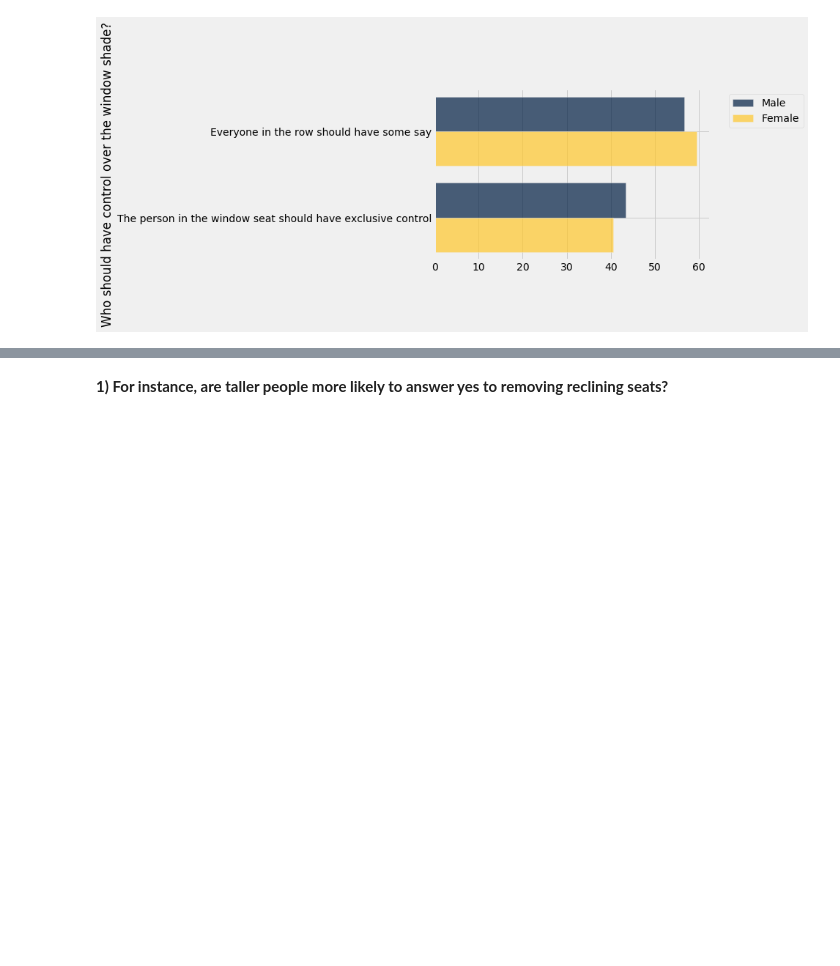
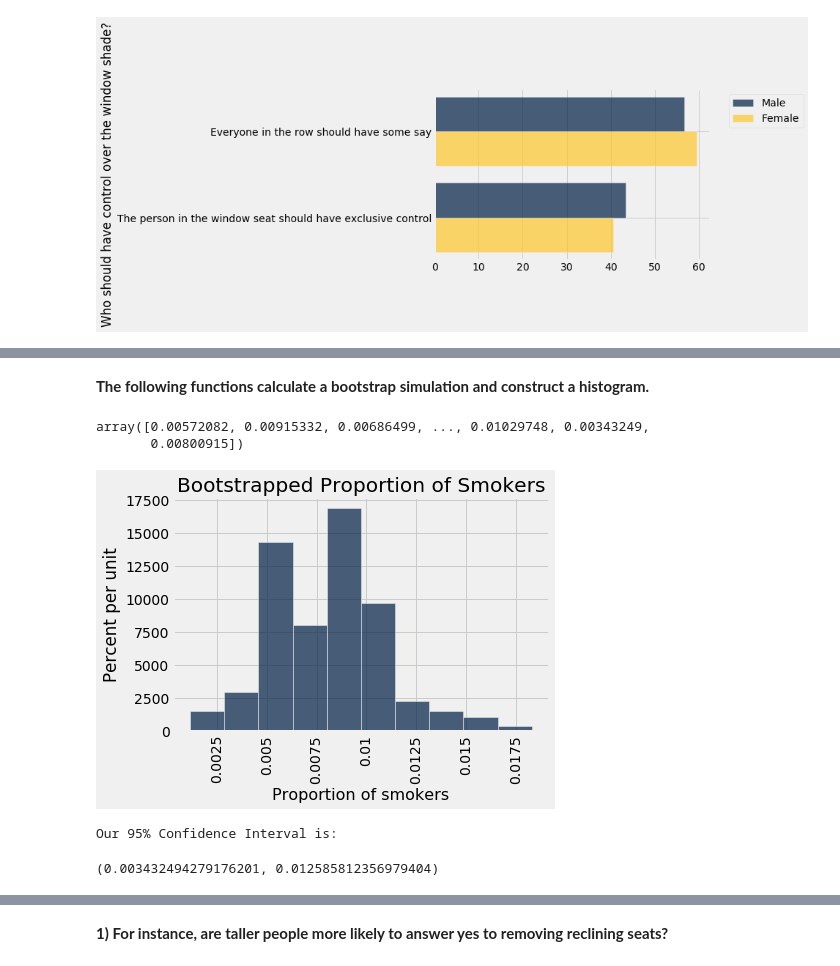
Before and after one commit to ls88-openscienceconnector/final-project-team-2, a Jupyter notebook: notebooks/airplane-analysis.ipynb, the cells around one changed output, grey strips where cells are left out. Saved outputs shown, nothing was run; the diff lists cells and outputs as text; code cells hidden in the pictures; blank space fills up the shorter version.

```diff
--- a/notebooks/airplane-analysis.ipynb
+++ b/notebooks/airplane-analysis.ipynb
@@ -409,15 +292,0 @@ percentages_from_label('Have you ever smoked a cigarette in an airplane bathroom
-# %%
-def true_smokers(repetitions):
-    smokers_collect=make_array()
-    for i in np.arange(repetitions):
-        shuffle_table=data.sample()
-        how_many_smoke=shuffle_table.select('Have you ever smoked a cigarette in an airplane bathroom when it was against the rules?')
-        how_many_smoke_2=how_many_smoke.where(0,'Yes')
-        proportion_of_smokers=how_many_smoke_2.num_rows/data.num_rows
-        smokers_collect=np.append(smokers_collect,proportion_of_smokers)
-    return smokers_collect
-
-def histogram_smokers(repetitions):
-    create_array=true_smokers(repetitions)
-    create_table=Table().with_column('Proportion of smokers',create_array)
-    return create_table.hist()
@@ -456,0 +296,26 @@ Those are just the things I thought of, I'm sure there's more. All of the cells
+# %% [markdown]
+**The following functions calculate a bootstrap simulation and construct a histogram.**
+# %%
+def true_smokers(repetitions):
+    smokers_collect=make_array()
+    for i in np.arange(repetitions):
+        shuffle_table=clean_data.sample()
+        how_many_smoke=shuffle_table.select('Have you ever smoked a cigarette in an airplane bathroom when it was against the rules?')
+        how_many_smoke_2=how_many_smoke.where(0,'Yes')
+        proportion_of_smokers=how_many_smoke_2.num_rows/clean_data.num_rows
+        smokers_collect=np.append(smokers_collect,proportion_of_smokers)
+    return smokers_collect
+
+def histogram_smokers(results):
+    create_table=Table().with_column('Proportion of smokers',results)
+    return create_table.hist()
+# %%
+boot_2000 = true_smokers(2000)
+# %%
+display(boot_2000)
+histogram_smokers(boot_2000)
+plt.title("Bootstrapped Proportion of Smokers");
+# %% [output]
+array([0.00572082, 0.00915332, 0.00686499, ..., 0.01029748, 0.00343249,
+       0.00800915])
+[figure, added]
@@ -456,0 +328,5 @@ Those are just the things I thought of, I'm sure there's more. All of the cells
+# %%
+confidence_level(95, boot_2000)
+# %% [output]
+Our 95% Confidence Interval is:
+(0.003432494279176201, 0.012585812356979404)
```
Also changed, not shown: parts of 132 cells of this notebook.
